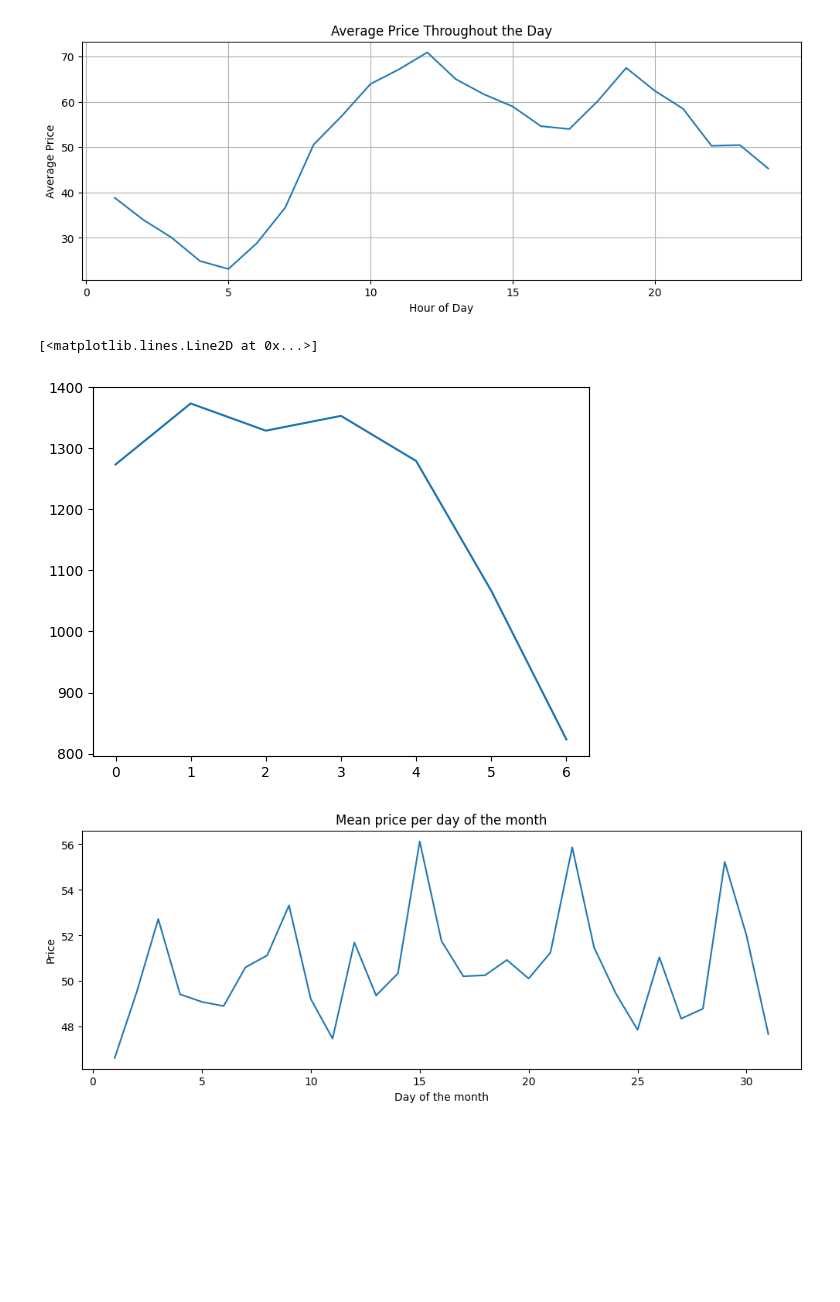
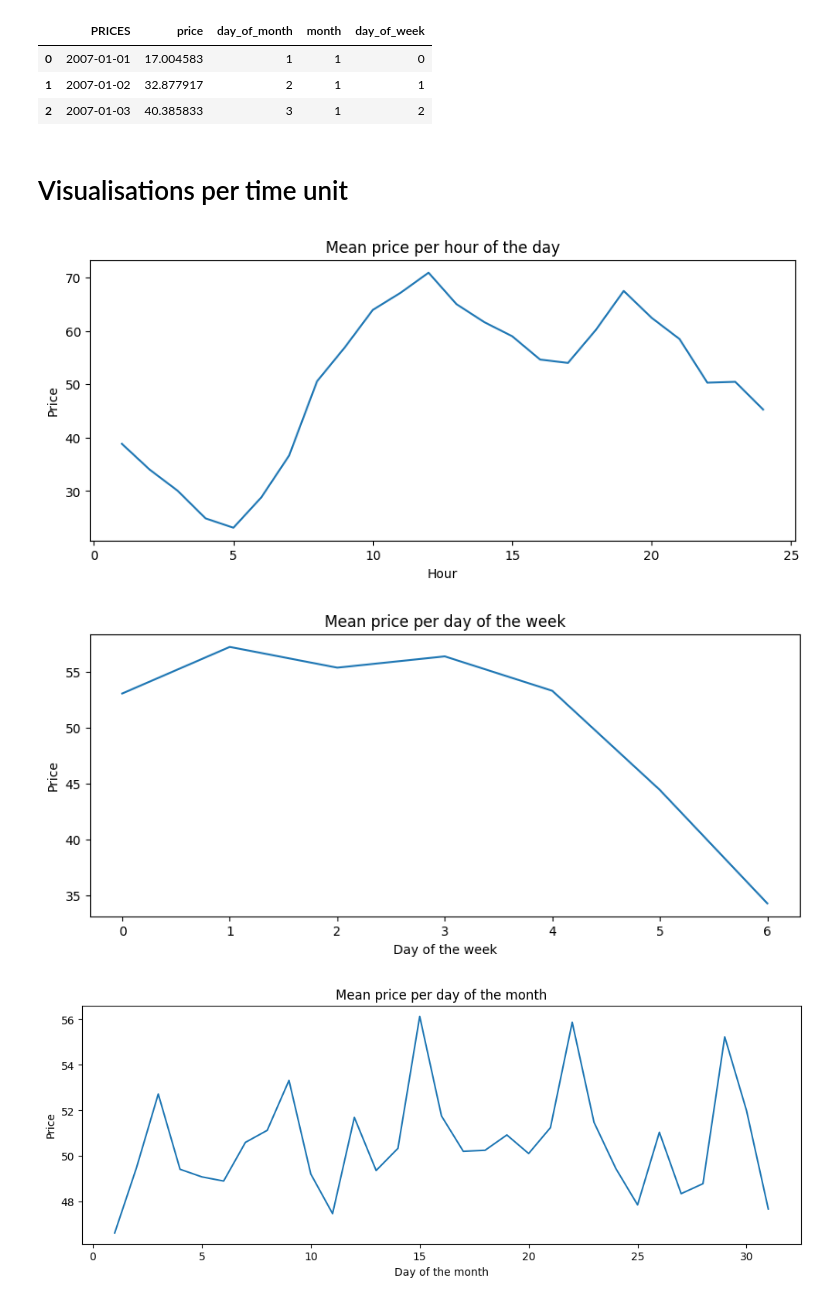
Before and after one commit to HLBurger/project-RL-hydrodam, a Jupyter notebook: notebooks/analytics.ipynb, the cells around one changed output. Drawn from its saved outputs; the diff is of its cells as text; code cells hidden in the pictures; blank space fills up the shorter version.

```diff
--- a/notebooks/analytics.ipynb
+++ b/notebooks/analytics.ipynb
@@ -21,18 +30,0 @@ prices.head()
-# %%
-avg_by_hour = prices.mean()
-
-# x-axis as hour numbers 1–24
-hours = range(1, 25)
-
-plt.figure(figsize=(12,4))
-plt.plot(hours, avg_by_hour.values)
-# plt.xticks(hours)
-plt.xticks(np.arange(0, 25, 5))
-
-plt.xlabel("Hour of Day")
-plt.ylabel("Average Price")
-plt.title("Average Price Throughout the Day")
-plt.grid()
-plt.show()
-# %% [output]
-[figure, removed]
@@ -46,20 +31,37 @@ day_prices = prices.groupby('day_of_week').mean()
-# %%
-plt.plot(day_prices['total'])
-# %% [output]
-[<matplotlib.lines.Line2D at 0x...>]
-[figure, removed]
 # %%
-df = pd.read_excel("train.xlsx")
-hour_cols = [f'Hour {str(i).zfill(2)}' for i in range(1, 25)]
-df_long = df.melt(id_vars=['PRICES'], value_vars=hour_cols, var_name='hour', value_name='price')
-df_long['hour'] = df_long['hour'].str[-2:].astype(int)
-
-df_long['PRICES'] = pd.to_datetime(df_long['PRICES'])
-
+# change data
 daily_df = df_long.groupby('PRICES')['price'].mean().reset_index()
 daily_df['day_of_month'] = daily_df['PRICES'].dt.day
 daily_df['month'] = daily_df['PRICES'].dt.month
 daily_df['day_of_week'] = daily_df['PRICES'].dt.dayofweek
+daily_df.head(3)
+# %% [output]
+|  | PRICES | price | day_of_month | month | day_of_week |
+| 0 | 2007-01-01 | 17.004583 | 1 | 1 | 0 |
+| 1 | 2007-01-02 | 32.877917 | 2 | 1 | 1 |
+| 2 | 2007-01-03 | 40.385833 | 3 | 1 | 2 |
+# %% [markdown]
+# Visualisations per time unit
+# %%
+avg_hour_of_day = np.array([df_long.loc[df_long['hour'] == h, 'price'].mean() for h in range(0,25)])
+plt.figure(figsize=(10,4))
+sns.lineplot(x=np.arange(0,25), y=avg_hour_of_day)
+plt.title('Mean price per hour of the day')
+plt.xlabel('Hour')
+plt.ylabel('Price')
+plt.show()
+# %% [output]
+[figure, added]
+# %%
+avg_day_of_week = np.array([daily_df.loc[daily_df['day_of_week'] == d, 'price'].mean() for d in range(0,7)])
+plt.figure(figsize=(10,4))
+sns.lineplot(x=np.arange(0,7), y=avg_day_of_week)
+plt.title('Mean price per day of the week')
+plt.xlabel('Day of the week')
+plt.ylabel('Price')
+plt.show()
+# %% [output]
+[figure, added]
 # %%
 avg_day_of_month = np.array([daily_df.loc[daily_df['day_of_month'] == d, 'price'].mean() for d in range(1,32)])
 plt.figure(figsize=(12,4))
```
Also changed, not shown: parts of 14 cells of this notebook.
